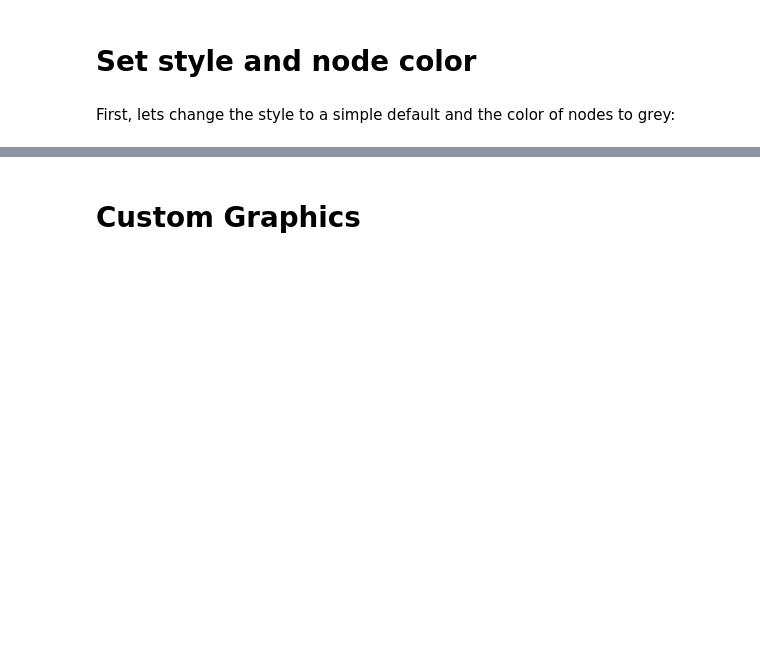
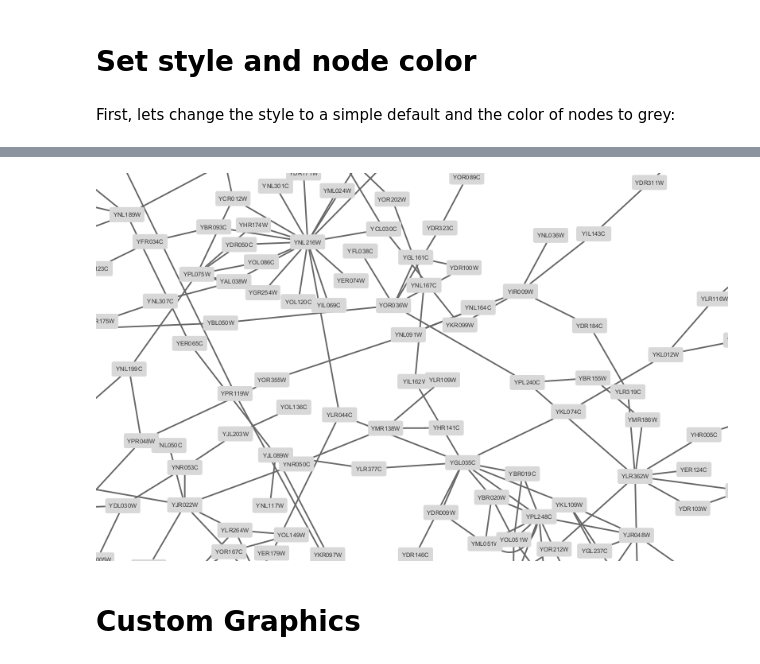
Before and after one commit to cytoscape/cytoscape-automation, a Jupyter notebook: for-scripters/Python/custom-graphics-and-labels.ipynb, the cells around one changed output, grey strips where cells are left out. Saved outputs shown, nothing was run; the diff lists cells and outputs as text; code cells hidden in the pictures; blank space fills up the shorter version.

```diff
--- a/for-scripters/Python/custom-graphics-and-labels.ipynb
+++ b/for-scripters/Python/custom-graphics-and-labels.ipynb
@@ -72,4 +76,8 @@ style_name not specified; updating "default" style.
 ''
+# %%
+p4c.notebook_export_show_image()
+# %% [output]
+[figure, added]
 # %% [markdown]
 # Custom Graphics
 # %% [markdown]
```
Also changed, not shown: parts of 18 cells of this notebook.
